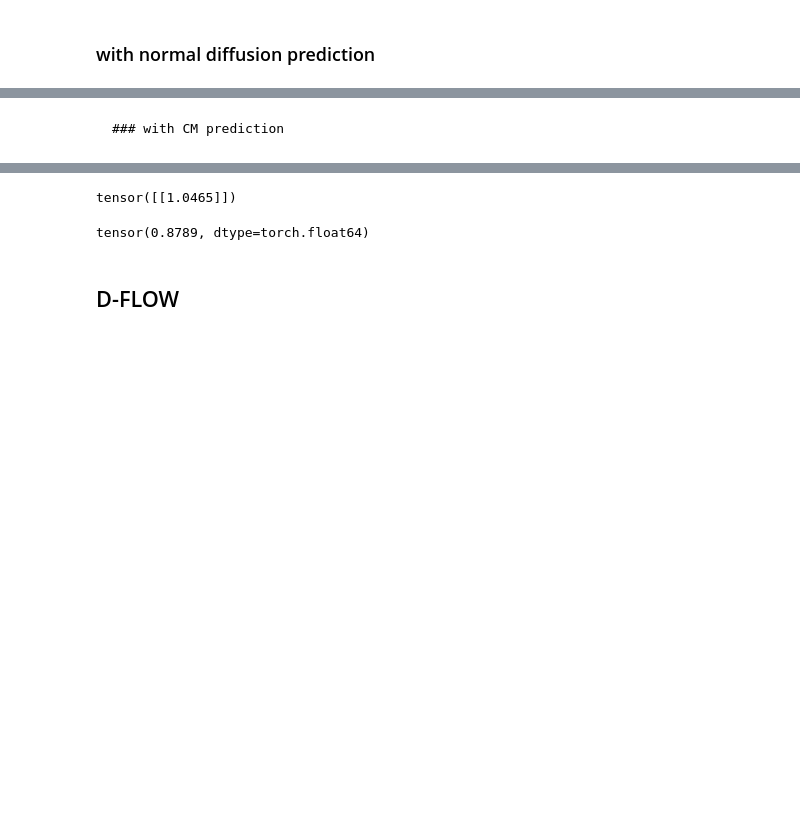
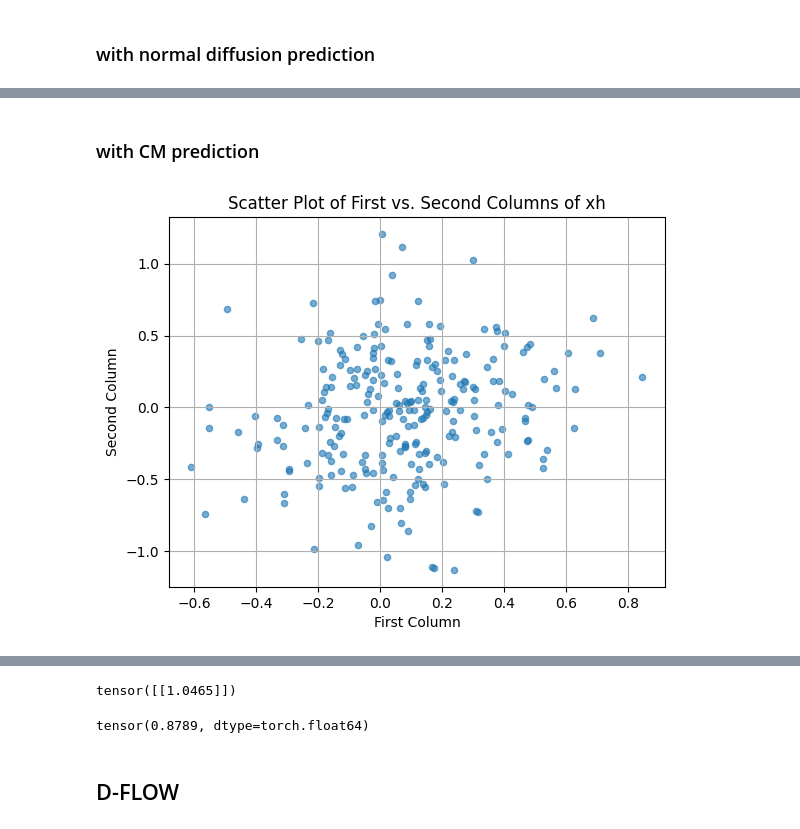
Before and after one commit to orineo1/CDM, a Jupyter notebook: CompareMethods.ipynb, the cells around one changed output, grey strips where cells are left out. Drawn from its saved outputs; the diff is of its cells as text; code cells hidden in the pictures; blank space fills up the shorter version.

```diff
--- a/CompareMethods.ipynb
+++ b/CompareMethods.ipynb
@@ -150,11 +193,25 @@ tensor(0.5490, dtype=torch.float64)
 # %% [markdown]
-    ### with CM prediction
+### with CM prediction
 # %%
 B, C = X.shape
 nfeatures = C - condition_on
 
 Cos_model = ConsistencyModel(nfeatures=nfeatures, condition_on=condition_on, nunits=128)
-Cos_model.train_model(X=X, nepochs= 150,batch_size=256, device= "cpu", condition=condition_on)
+Cos_model.train_model(X=X, nepochs= 100,batch_size=256, device= "cpu", condition=condition_on)
+# %%
+xh,_=Cos_model.sample(nsamples=250,condition_x=torch.tensor([4.,5.0]))
+# Convert to numpy
+xh_cpu = xh.detach().cpu().numpy()
+
+# Scatter plot of first column vs. second column
+plt.scatter(xh_cpu[:, 0], xh_cpu[:, 1], alpha=0.6, s=20)
+plt.title("Scatter Plot of First vs. Second Columns of xh")
+plt.xlabel("First Column")
+plt.ylabel("Second Column")
+plt.grid(True)
+plt.show()
+# %% [output]
+[figure, added]
 # %%
 x_optim = Optimization.optimize_LGD(model_uncond, Cos_model, mog_means, mog_variances, weights,mu_list, Sigma_list,alpha, nsamples=250, loss="MMD",CM=True)
 print(x_optim)
```
Also changed, not shown: parts of 15 cells of this notebook.
